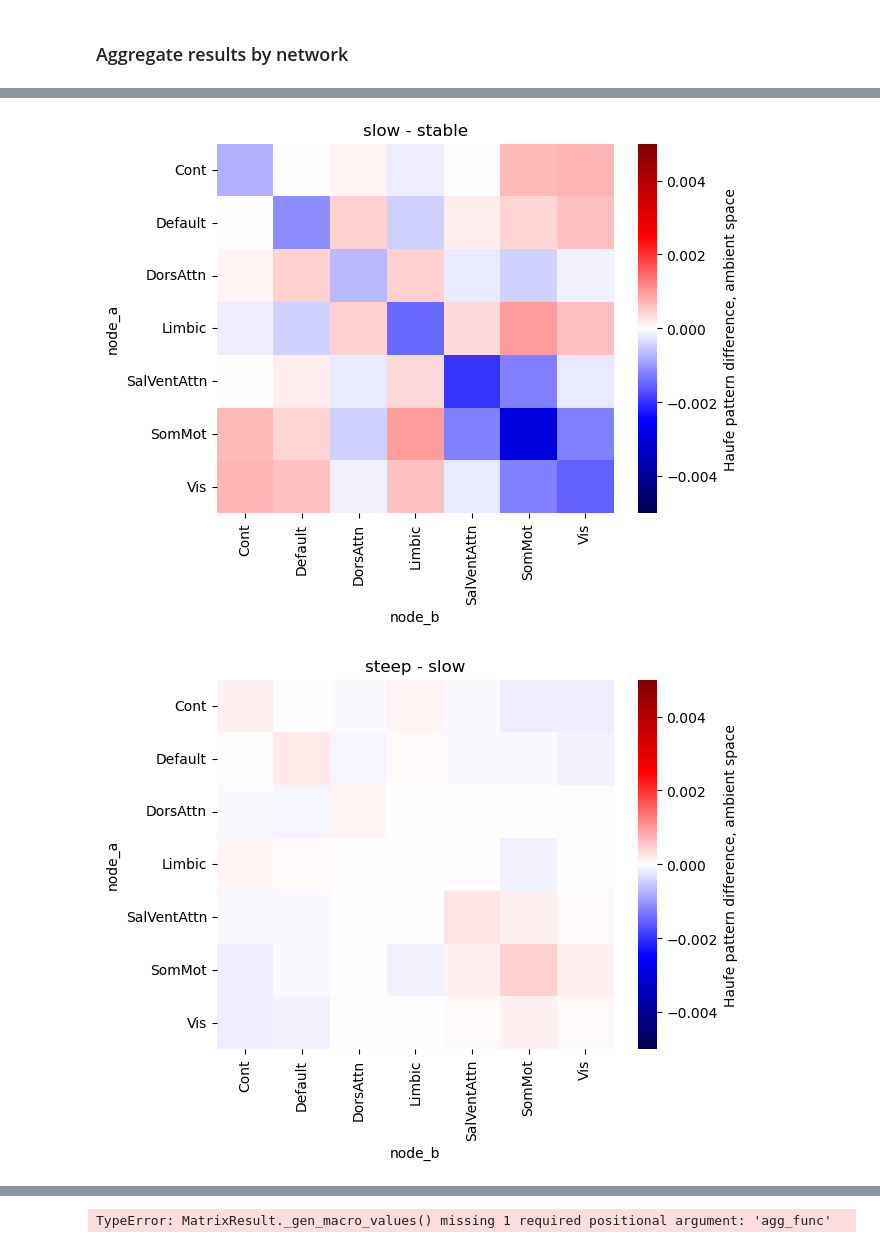
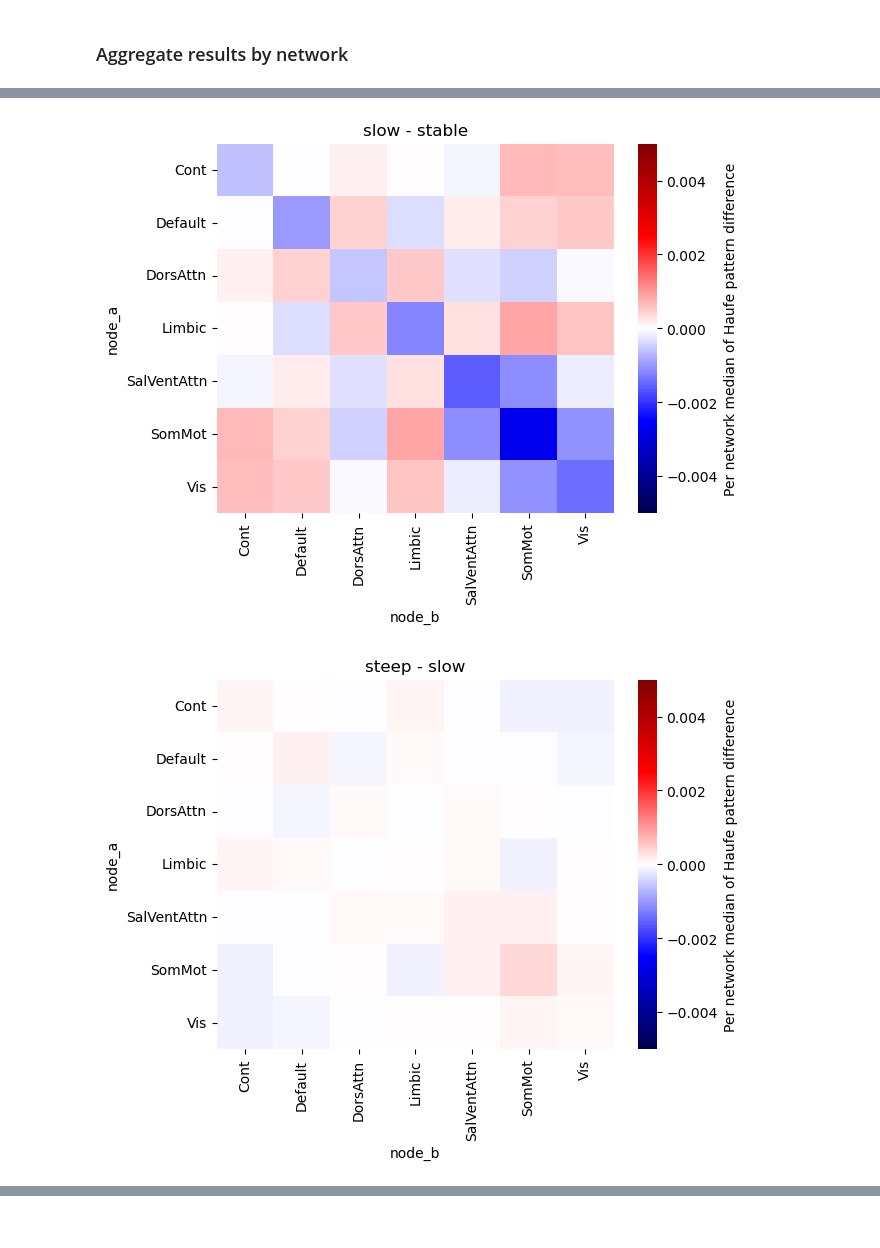
Before and after one commit to jonathan-legrand/memento-postproc, a Jupyter notebook: predict_cluster_fc.ipynb, the cells around one changed output, grey strips where cells are left out. Cells and saved outputs as stored; diff of their text form; code cells hidden in the pictures.

```diff
--- a/predict_cluster_fc.ipynb
+++ b/predict_cluster_fc.ipynb
@@ -447,20 +388,27 @@ Cont Cont : Cont Default : Cont DorsAttn : Cont Limbic : Cont SalVentAttn : Cont
 # %%
-def block_median(blck):
+from bold_dementia.cogpred import MatrixResult
+
+def relative_edge_count(blck):
     npos = np.sum((blck > 0))
     nneg = np.sum((blck < 0))
     return ((npos - nneg) / blck.size,)
 
+def block_median(blck):
+    return (np.median(blck),)
+
 mr = MatrixResult(diffmaps, atlas)
-for diffname, matrix in zip(diffnames, mr.get_macro_matrices()):
+for diffname, matrix in zip(diffnames, mr.get_macro_matrices(block_median)):
     sns.heatmap(
         matrix,
         cmap="seismic",
         vmin=bounds[0],
         vmax=bounds[1],
-        cbar_kws={"label": "Haufe pattern difference, ambient space"}
+        #vmin=-1,
+        #vmax=1,
+        cbar_kws={"label": "Per network median of Haufe pattern difference"}
     )
     plt.title(diffname)
     plt.show()
 # %% [output]
-[figure, old version]
+[figure, new version]
-[figure, old version]
+[figure, new version]
@@ -468,25 +415,0 @@ for diffname, matrix in zip(diffnames, mr.get_macro_matrices()):
-# %%
-def all_block(block):
-    return block[block != 0]
-
-comparisons = pd.DataFrame(columns=["node_a", "node_b", "trajectory_pattern"])
-for i, cat in enumerate(cats):
-    netmap = thresh_map[i, :, :]
-    m = MatrixResult(netmap, atlas)
-    gen = m._gen_macro_values(all_block)
-    new_df = pd.DataFrame(gen).rename(columns={
-        0: "node_a",
-        1: "node_b",
-    })
-    new_df["trajectory_pattern"] = cat
-    comparisons = pd.concat([comparisons, new_df])
-
-comparisons["is_intra"] = (comparisons.node_a == comparisons.node_b)
-res = comparisons.melt(
-    id_vars=["node_a", "node_b", "trajectory_pattern", "is_intra"], var_name="region", value_name="pattern_values"
-).dropna()
-
-sns.catplot(res, x="trajectory_pattern", hue="trajectory_pattern", y="pattern_values", col="is_intra", kind="point", errorbar="ci")
-plt.show()
-# %% [output]
-TypeError: MatrixResult._gen_macro_values() missing 1 required positional argument: 'agg_func'
```
Also changed, not shown: parts of 8 cells of this notebook.
